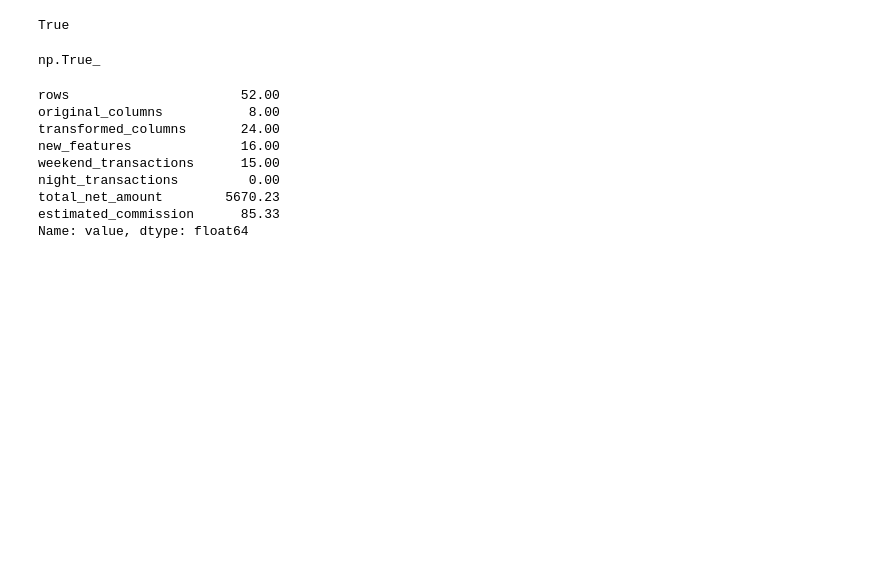
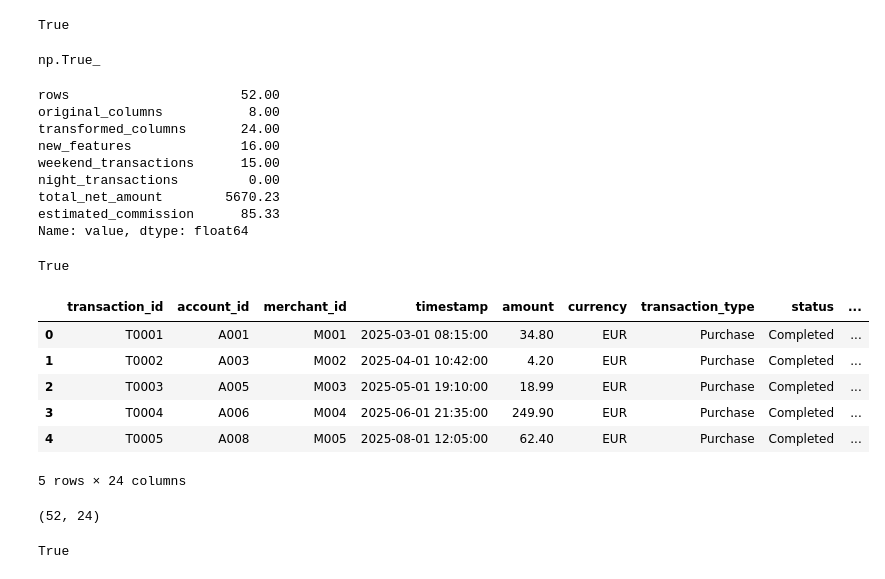
Before and after one commit to glezirene/transaction-intelligence, a Jupyter notebook: notebooks/03_data_transformation.ipynb, the cells around one changed output. Drawn from its saved outputs; the diff is of its cells as text; code cells hidden in the pictures; blank space fills up the shorter version.

Commit message:
Validate and save transformed transaction data

```diff
--- a/notebooks/03_data_transformation.ipynb
+++ b/notebooks/03_data_transformation.ipynb
@@ -754,0 +757,30 @@ transformed_transactions_path = (
+# %%
+transformed_transactions_path.exists()
+# %% [output]
+True
+# %%
+saved_transactions_features = pd.read_csv(
+    transformed_transactions_path,
+    parse_dates=["timestamp"],
+)
+
+saved_transactions_features.head()
+# %% [output]
+|  | transaction_id | account_id | merchant_id | timestamp | amount | currency | transaction_type | status | ... |
+| 0 | T0001 | A001 | M001 | 2025-03-01 08:15:00 | 34.80 | EUR | Purchase | Completed | ... |
+| 1 | T0002 | A003 | M002 | 2025-04-01 10:42:00 | 4.20 | EUR | Purchase | Completed | ... |
+| 2 | T0003 | A005 | M003 | 2025-05-01 19:10:00 | 18.99 | EUR | Purchase | Completed | ... |
+| 3 | T0004 | A006 | M004 | 2025-06-01 21:35:00 | 249.90 | EUR | Purchase | Completed | ... |
+| 4 | T0005 | A008 | M005 | 2025-08-01 12:05:00 | 62.40 | EUR | Purchase | Completed | ... |
+5 rows × 24 columns
+# %%
+saved_transactions_features.shape
+# %% [output]
+(52, 24)
+# %%
+(
+    saved_transactions_features.shape
+    == transactions_features.shape
+)
+# %% [output]
+True
```
Also changed, not shown: parts of 2 cells of this notebook, 1 other file.
